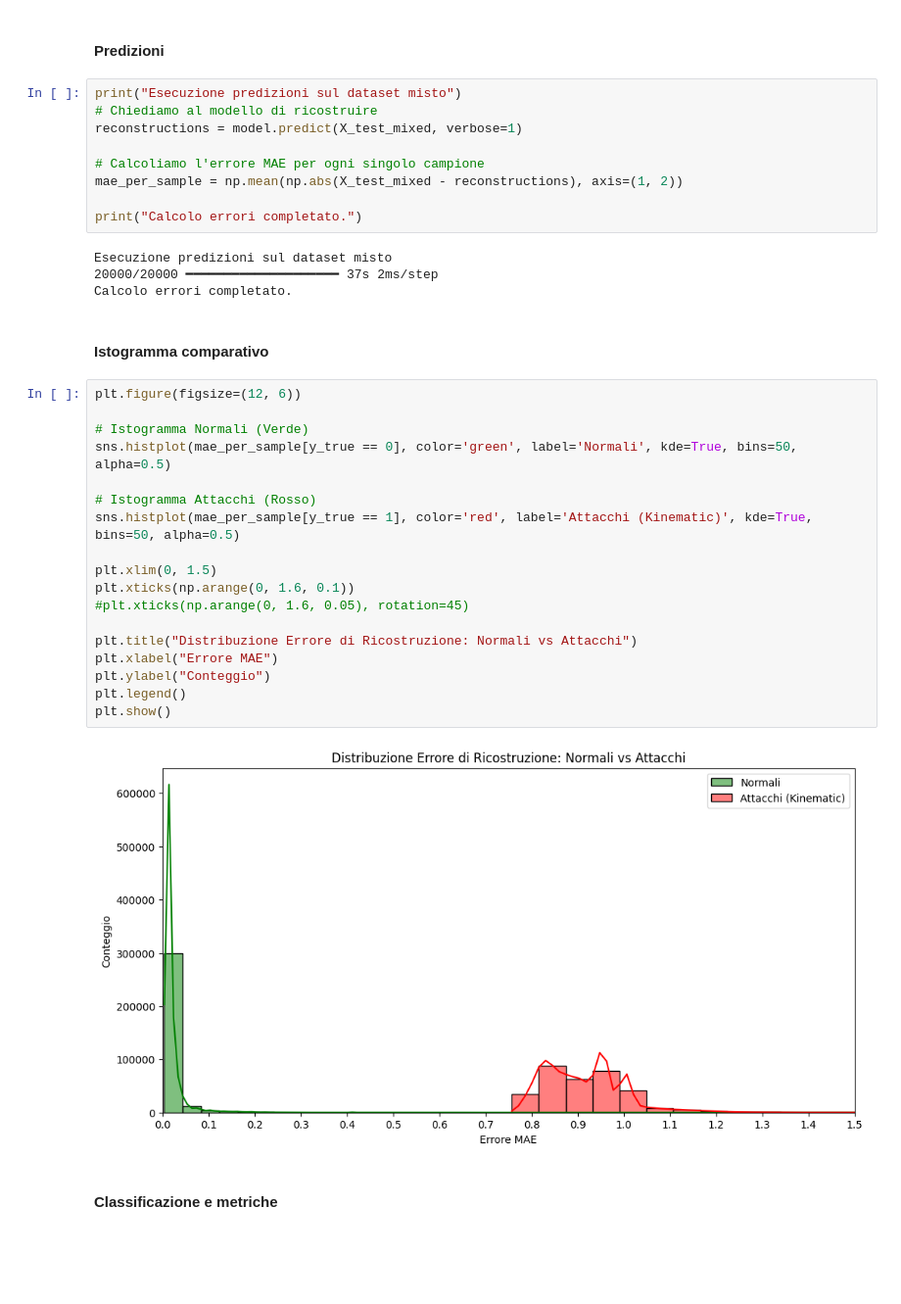
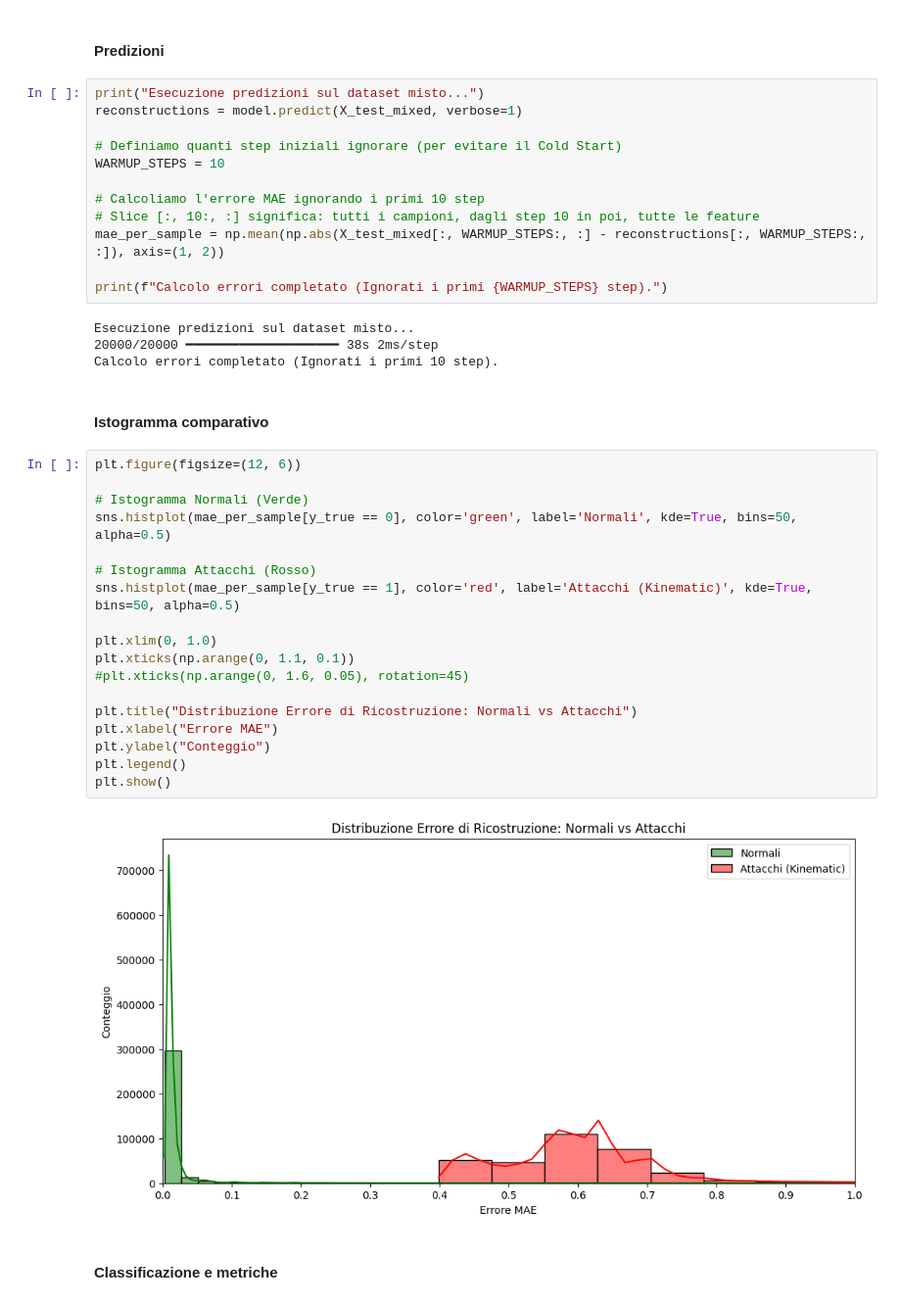
Before and after one commit to LaroccaA/Detecting-Trajectory-Spoofing-Attacks-on-AIS, a Jupyter notebook: Progetto/LSMT/Test_Kinematic_Inconsistency.ipynb, the cells around one changed output. Shown at 98% size. Drawn from its saved outputs; the diff is of its cells as text; blank space fills up the shorter version.

```diff
--- a/Progetto/LSMT/Test_Kinematic_Inconsistency.ipynb
+++ b/Progetto/LSMT/Test_Kinematic_Inconsistency.ipynb
@@ -179,40 +179,43 @@ Campioni Attaccati: 320000
 # %% [markdown]
 #### Predizioni
 # %%
-print("Esecuzione predizioni sul dataset misto")
-# Chiediamo al modello di ricostruire
+print("Esecuzione predizioni sul dataset misto...")
 reconstructions = model.predict(X_test_mixed, verbose=1)
 
-# Calcoliamo l'errore MAE per ogni singolo campione
-mae_per_sample = np.mean(np.abs(X_test_mixed - reconstructions), axis=(1, 2))
+# Definiamo quanti step iniziali ignorare (per evitare il Cold Start)
+WARMUP_STEPS = 10
 
-print("Calcolo errori completato.")
+# Calcoliamo l'errore MAE ignorando i primi 10 step
+# Slice [:, 10:, :] significa: tutti i campioni, dagli step 10 in poi, tutte le feature
+mae_per_sample = np.mean(np.abs(X_test_mixed[:, WARMUP_STEPS:, :] - reconstructions[:, WARMUP_STEPS:, :]), axis=(1, 2))
+
+print(f"Calcolo errori completato (Ignorati i primi {WARMUP_STEPS} step).")
 # %% [output]
-Esecuzione predizioni sul dataset misto
-20000/20000 ━━━━━━━━━━━━━━━━━━━━ 37s 2ms/step
-Calcolo errori completato.
+Esecuzione predizioni sul dataset misto...
+20000/20000 ━━━━━━━━━━━━━━━━━━━━ 38s 2ms/step
+Calcolo errori completato (Ignorati i primi 10 step).
 # %% [markdown]
 #### Istogramma comparativo
 # %%
 plt.figure(figsize=(12, 6))
 
 # Istogramma Normali (Verde)
 sns.histplot(mae_per_sample[y_true == 0], color='green', label='Normali', kde=True, bins=50, alpha=0.5)
 
 # Istogramma Attacchi (Rosso)
 sns.histplot(mae_per_sample[y_true == 1], color='red', label='Attacchi (Kinematic)', kde=True, bins=50, alpha=0.5)
 
-plt.xlim(0, 1.5)
-plt.xticks(np.arange(0, 1.6, 0.1))
+plt.xlim(0, 1.0)
+plt.xticks(np.arange(0, 1.1, 0.1))
 #plt.xticks(np.arange(0, 1.6, 0.05), rotation=45)
 
 plt.title("Distribuzione Errore di Ricostruzione: Normali vs Attacchi")
 plt.xlabel("Errore MAE")
 plt.ylabel("Conteggio")
 plt.legend()
 plt.show()
 # %% [output]
-[figure, old version]
+[figure, new version]
 # %% [markdown]
 #### Classificazione e metriche
 # %%
```
Also changed, not shown: parts of 1 cell of this notebook.
